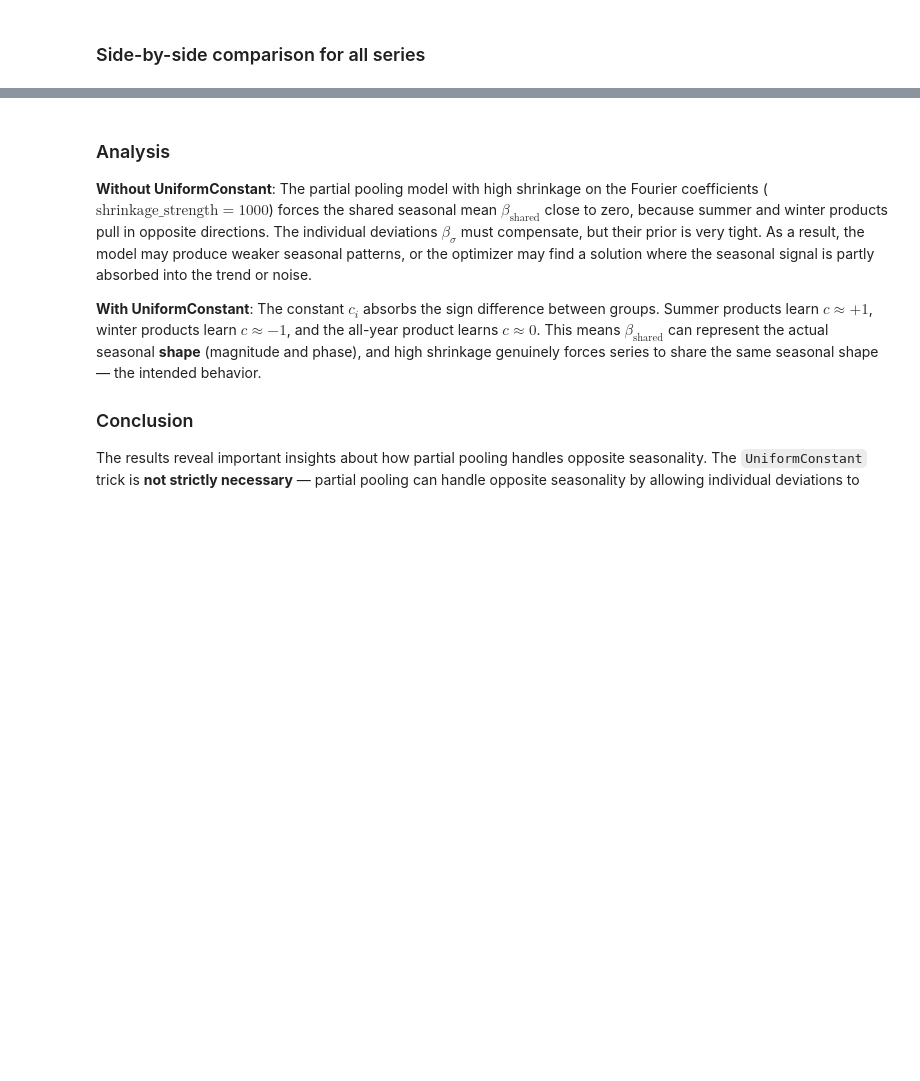
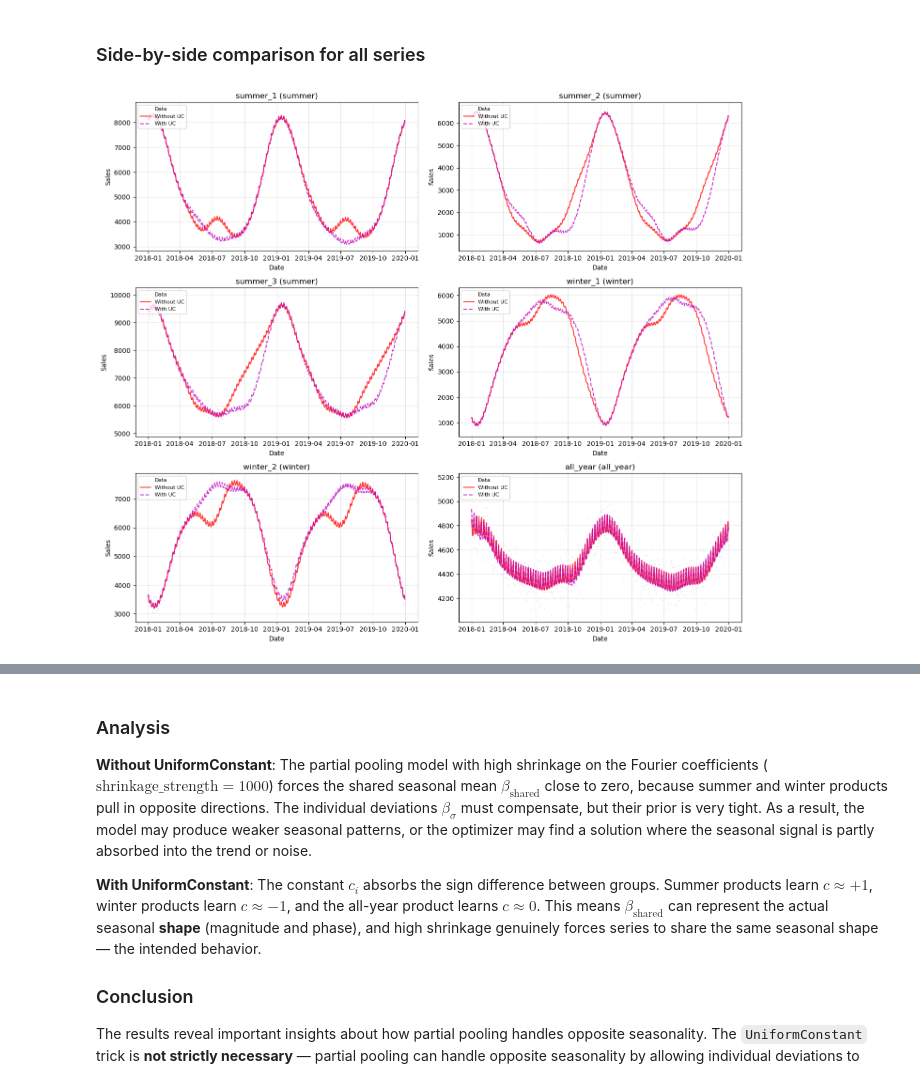
Before and after one commit to jovan-krajevski/vangja, a Jupyter notebook: notebooks/06_hierarchical_caveats.ipynb, the cells around one changed output, grey strips where cells are left out. Saved outputs shown, nothing was run; the diff lists cells and outputs as text; code cells hidden in the pictures; blank space fills up the shorter version.

```diff
--- a/notebooks/06_hierarchical_caveats.ipynb
+++ b/notebooks/06_hierarchical_caveats.ipynb
@@ -236,7 +287,9 @@ model_no_uc = (
 )
 
 start = time.time()
-model_no_uc.fit(df, method="mapx", scale_mode="individual", sigma_pool_type="individual")
+model_no_uc.fit(
+    df, method="mapx", scale_mode="individual", sigma_pool_type="individual"
+)
 time_no_uc = time.time() - start
 
 future_no_uc = model_no_uc.predict(horizon=0, freq="D")
@@ -302,27 +381,50 @@ model_uc.plot(future_uc, series="all_year", y_true=df[df["series"] == "all_year"
 # %%
 # Overlay predictions from both models for all series
 fig, axes = plt.subplots(3, 2, figsize=(14, 12))
 axes = axes.flatten()
 
 for i, (name, params) in enumerate(product_params.items()):
     ax = axes[i]
     series_data = df[df["series"] == name]
 
     no_uc_group = [k for k, v in model_no_uc.groups_.items() if v == name][0]
     uc_group = [k for k, v in model_uc.groups_.items() if v == name][0]
 
-    ax.plot(series_data["ds"], series_data["y"], "b.", markersize=0.5, alpha=0.3, label="Data")
-    ax.plot(future_no_uc["ds"], future_no_uc[f"yhat_{no_uc_group}"], "r-", linewidth=1.5, alpha=0.8, label="Without UC")
-    ax.plot(future_uc["ds"], future_uc[f"yhat_{uc_group}"], "m--", linewidth=1.5, alpha=0.8, label="With UC")
+    ax.plot(
+        series_data["ds"],
+        series_data["y"],
+        "b.",
+        markersize=0.5,
+        alpha=0.3,
+        label="Data",
+    )
+    ax.plot(
+        future_no_uc["ds"],
+        future_no_uc[f"yhat_{no_uc_group}"],
+        "r-",
+        linewidth=1.5,
+        alpha=0.8,
+        label="Without UC",
+    )
+    ax.plot(
+        future_uc["ds"],
+        future_uc[f"yhat_{uc_group}"],
+        "m--",
+        linewidth=1.5,
+        alpha=0.8,
+        label="With UC",
+    )
 
     ax.set_title(f"{name} ({params['group']})")
     ax.set_xlabel("Date")
     ax.set_ylabel("Sales")
     ax.legend(loc="upper left", fontsize=8)
     ax.grid(True, alpha=0.3)
 
 plt.tight_layout()
 plt.show()
+# %% [output]
+[figure, added]
 # %%
 # In-sample metrics comparison
 comparison_rows = []
```
Also changed, not shown: parts of 17 cells of this notebook, 12 other files.
